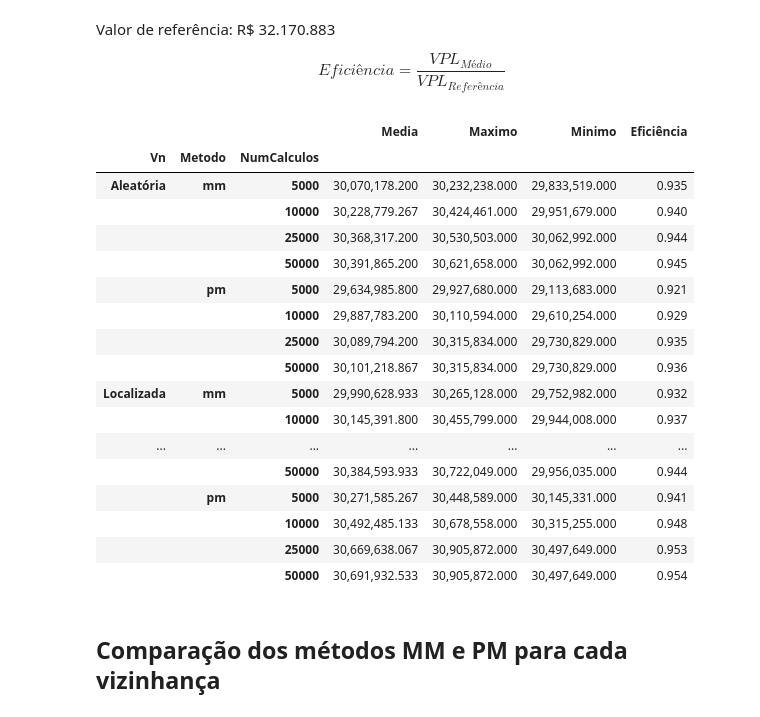
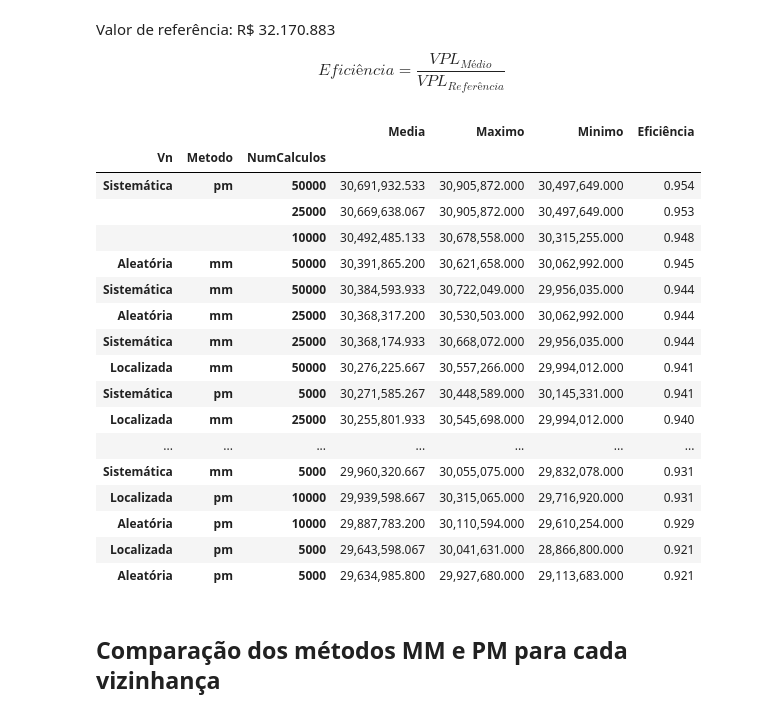
Before and after one commit to gabrielramos731/planejamento-florestal, a Jupyter notebook: T2-BH/T2/Busca_local/resultados_bl.ipynb, the cells around one changed output. Drawn from its saved outputs; the diff is of its cells as text; code cells hidden in the pictures.

```diff
--- a/T2-BH/T2/Busca_local/resultados_bl.ipynb
+++ b/T2-BH/T2/Busca_local/resultados_bl.ipynb
@@ -67,50 +67,50 @@ def dicionarios_para_dataframe(dicionarios, nomes):
     indices = []
     for nome, dicionario in zip(nomes, dicionarios):
         for num_calculos, metodos in dicionario.items():
             for metodo, valores in metodos.items():
                 indices.append((nome, metodo, num_calculos))
                 dados.append([valores["media"], valores["maximo"], valores["minimo"]])
     # Criar o DataFrame com índice no formato de tuplas
     df = pd.DataFrame(dados,
                       index=pd.MultiIndex.from_tuples(indices, names=["Vn", "Metodo", "NumCalculos"]),
                       columns=["Media", "Maximo", "Minimo"])
 
     # Calcular a eficiência (Média / 32170883)
     df["Eficiência"] = df["Media"] / 32170883
 
     # Definir a exibição de números para evitar notação científica
     pd.set_option('display.float_format', '{:,.3f}'.format)
 
     return df
 
 
 # Criar o DataFrame
 dfs = [v1_resultados.estatisticas, v2_resultados.estatisticas, v3_resultados.estatisticas]
 nomes = ["Aleatória", "Localizada", "Sistemática"]
 df = dicionarios_para_dataframe(dfs, nomes)
 
 # Exibir o DataFrame
 df
-df.groupby(["Vn", "Metodo", "NumCalculos"]).mean()
+df.groupby(["Vn", "Metodo", "NumCalculos"]).mean().sort_values(by=["Eficiência"], ascending=False)
 # %% [output]
 |  |  |  | Media | Maximo | Minimo | Eficiência |
 | Vn | Metodo | NumCalculos |  |  |  |  |
-| Aleatória | mm | 5000 | 30,070,178.200 | 30,232,238.000 | 29,833,519.000 | 0.935 |
-|  |  | 10000 | 30,228,779.267 | 30,424,461.000 | 29,951,679.000 | 0.940 |
-|  |  | 25000 | 30,368,317.200 | 30,530,503.000 | 30,062,992.000 | 0.944 |
-|  |  | 50000 | 30,391,865.200 | 30,621,658.000 | 30,062,992.000 | 0.945 |
-|  | pm | 5000 | 29,634,985.800 | 29,927,680.000 | 29,113,683.000 | 0.921 |
-|  |  | 10000 | 29,887,783.200 | 30,110,594.000 | 29,610,254.000 | 0.929 |
-|  |  | 25000 | 30,089,794.200 | 30,315,834.000 | 29,730,829.000 | 0.935 |
-|  |  | 50000 | 30,101,218.867 | 30,315,834.000 | 29,730,829.000 | 0.936 |
-| Localizada | mm | 5000 | 29,990,628.933 | 30,265,128.000 | 29,752,982.000 | 0.932 |
-|  |  | 10000 | 30,145,391.800 | 30,455,799.000 | 29,944,008.000 | 0.937 |
+| Sistemática | pm | 50000 | 30,691,932.533 | 30,905,872.000 | 30,497,649.000 | 0.954 |
+|  |  | 25000 | 30,669,638.067 | 30,905,872.000 | 30,497,649.000 | 0.953 |
+|  |  | 10000 | 30,492,485.133 | 30,678,558.000 | 30,315,255.000 | 0.948 |
+| Aleatória | mm | 50000 | 30,391,865.200 | 30,621,658.000 | 30,062,992.000 | 0.945 |
+| Sistemática | mm | 50000 | 30,384,593.933 | 30,722,049.000 | 29,956,035.000 | 0.944 |
+| Aleatória | mm | 25000 | 30,368,317.200 | 30,530,503.000 | 30,062,992.000 | 0.944 |
+| Sistemática | mm | 25000 | 30,368,174.933 | 30,668,072.000 | 29,956,035.000 | 0.944 |
+| Localizada | mm | 50000 | 30,276,225.667 | 30,557,266.000 | 29,994,012.000 | 0.941 |
+| Sistemática | pm | 5000 | 30,271,585.267 | 30,448,589.000 | 30,145,331.000 | 0.941 |
+| Localizada | mm | 25000 | 30,255,801.933 | 30,545,698.000 | 29,994,012.000 | 0.940 |
 | ... | ... | ... | ... | ... | ... | ... |
-|  |  | 50000 | 30,384,593.933 | 30,722,049.000 | 29,956,035.000 | 0.944 |
-|  | pm | 5000 | 30,271,585.267 | 30,448,589.000 | 30,145,331.000 | 0.941 |
-|  |  | 10000 | 30,492,485.133 | 30,678,558.000 | 30,315,255.000 | 0.948 |
-|  |  | 25000 | 30,669,638.067 | 30,905,872.000 | 30,497,649.000 | 0.953 |
-|  |  | 50000 | 30,691,932.533 | 30,905,872.000 | 30,497,649.000 | 0.954 |
+| Sistemática | mm | 5000 | 29,960,320.667 | 30,055,075.000 | 29,832,078.000 | 0.931 |
+| Localizada | pm | 10000 | 29,939,598.667 | 30,315,065.000 | 29,716,920.000 | 0.931 |
+| Aleatória | pm | 10000 | 29,887,783.200 | 30,110,594.000 | 29,610,254.000 | 0.929 |
+| Localizada | pm | 5000 | 29,643,598.067 | 30,041,631.000 | 28,866,800.000 | 0.921 |
+| Aleatória | pm | 5000 | 29,634,985.800 | 29,927,680.000 | 29,113,683.000 | 0.921 |
 # %% [markdown]
 ## Comparação dos métodos MM e PM para cada vizinhança
 # %%
```
Also changed, not shown: parts of 1 cell of this notebook, 3 other files.
